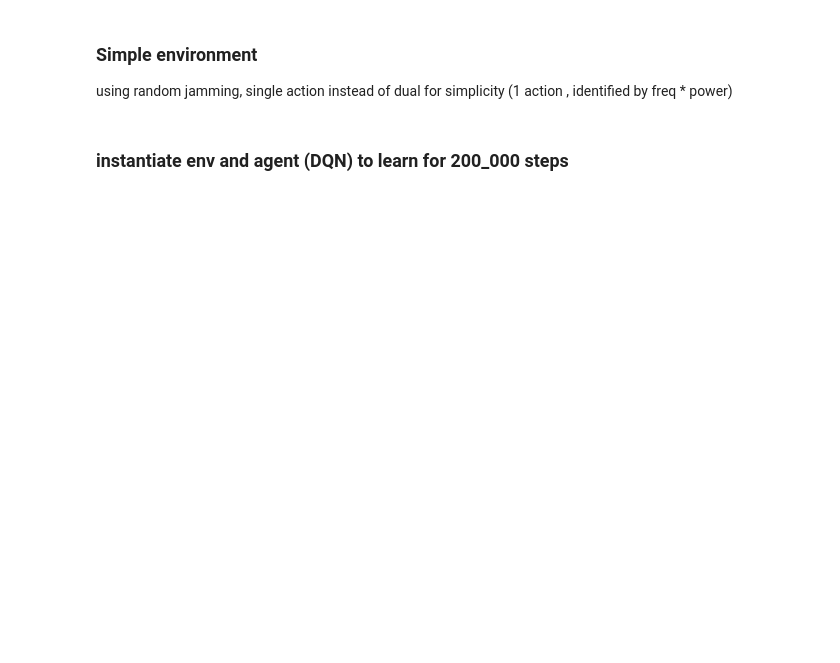
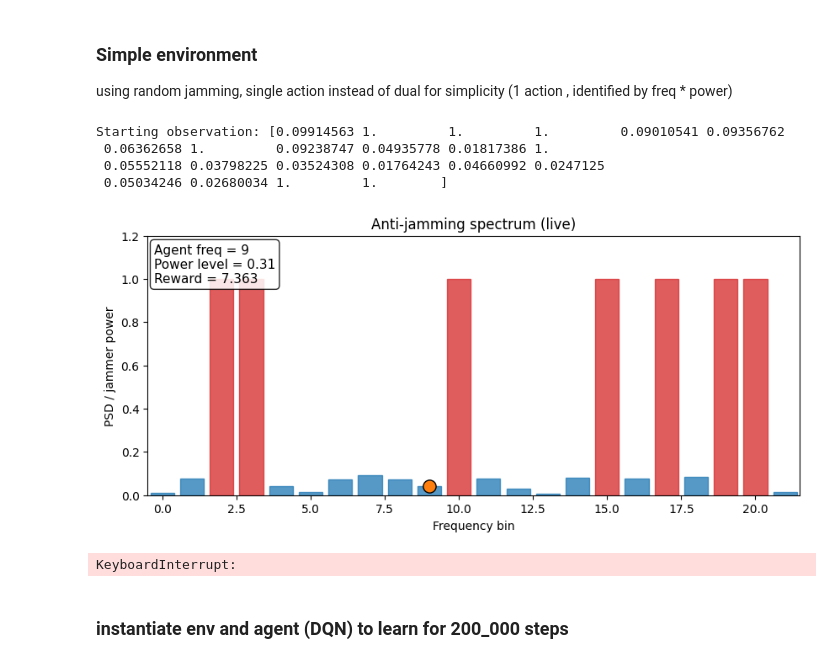
Before and after one commit to mar5-a/DRL, a Jupyter notebook: simplenv.ipynb, the cells around one changed output. Saved outputs shown, nothing was run; the diff lists cells and outputs as text; code cells hidden in the pictures; blank space fills up the shorter version.

Commit message:
fixes in remodeling the environment. added rendering, understood gym better. modified reward to calculate SINR on background noise etc. notes saved on phone

```diff
--- a/simplenv.ipynb
+++ b/simplenv.ipynb
@@ -124,3 +265,47 @@ def step(self, action):
+# %%
+import gymnasium as gym
+
+# Create our training environment - a cart with a pole that needs balancing
+env = gym.make("AntiJammingEnv-v0", render_mode="human")
+env = gym.wrappers.TimeLimit(env, max_episode_steps=20)  # <-- K
+
+
+# Reset environment to start a new episode
+observation, info = env.reset()
+# observation: what the agent can "see" - cart position, velocity, pole angle, etc.
+# info: extra debugging information (usually not needed for basic learning)
+
+print(f"Starting observation: {observation}")
+# Example output: [ 0.01234567 -0.00987654  0.02345678  0.01456789]
+# [cart_position, cart_velocity, pole_angle, pole_angular_velocity]
+
+episode_over = False
+total_reward = 0
+
+while not episode_over:
+    # Choose an action: 0 = push cart left, 1 = push cart right
+    action = env.action_space.sample()  # Random action for now - real agents will be smarter!
+
+    # Take the action and see what happens
+    observation, reward, terminated, truncated, info = env.step(action)
+    env.render()
+
+    # reward: +1 for each step the pole stays upright
+    # terminated: True if pole falls too far (agent failed)
+    # truncated: True if we hit the time limit (500 steps)
+
+    total_reward += reward
+    episode_over = terminated or truncated
+
+print(f"Episode finished! Total reward: {total_reward}")
+env.close()
+# %% [output]
+Starting observation: [0.09914563 1.         1.         1.         0.09010541 0.09356762
+ 0.06362658 1.         0.09238747 0.04935778 0.01817386 1.
+ 0.05552118 0.03798225 0.03524308 0.01764243 0.04660992 0.0247125
+ 0.05034246 0.02680034 1.         1.        ]
+[figure, added]
+KeyboardInterrupt:
 # %% [markdown]
 ### instantiate env and agent (DQN) to learn for 200_000 steps
 # %%
```
Also changed, not shown: parts of 3 cells of this notebook.
